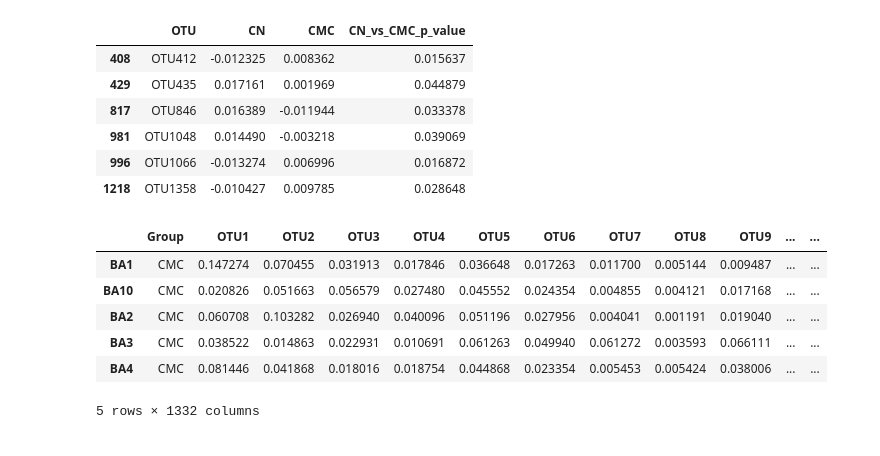
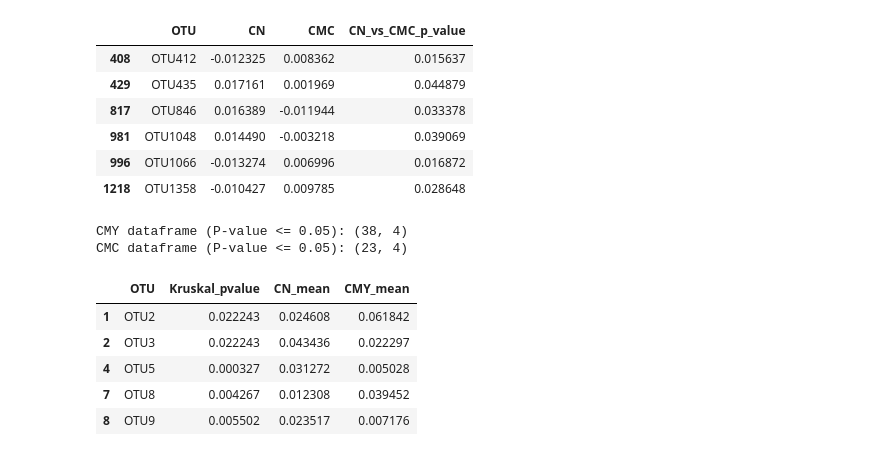
Before and after one commit to 100ika/rats27.07, a Jupyter notebook: OTU27.07.ipynb, the cells around one changed output. Saved outputs shown, nothing was run; the diff lists cells and outputs as text; code cells hidden in the pictures.

```diff
--- a/OTU27.07.ipynb
+++ b/OTU27.07.ipynb
@@ -186,47 +180,51 @@ less_zero_five
 | 981 | OTU1048 | 0.014490 | -0.003218 | 0.039069 |
 | 996 | OTU1066 | -0.013274 | 0.006996 | 0.016872 |
 | 1218 | OTU1358 | -0.010427 | 0.009785 | 0.028648 |
-# %%
-merged_deleted_cmc_rel = relative_abundance(merged_deleted_cmc)
-merged_deleted_cmc_rel.head()
-# %% [output]
-|  | Group | OTU1 | OTU2 | OTU3 | OTU4 | OTU5 | OTU6 | OTU7 | OTU8 | OTU9 | ... | ... |
-| BA1 | CMC | 0.147274 | 0.070455 | 0.031913 | 0.017846 | 0.036648 | 0.017263 | 0.011700 | 0.005144 | 0.009487 | ... | ... |
-| BA10 | CMC | 0.020826 | 0.051663 | 0.056579 | 0.027480 | 0.045552 | 0.024354 | 0.004855 | 0.004121 | 0.017168 | ... | ... |
-| BA2 | CMC | 0.060708 | 0.103282 | 0.026940 | 0.040096 | 0.051196 | 0.027956 | 0.004041 | 0.001191 | 0.019040 | ... | ... |
-| BA3 | CMC | 0.038522 | 0.014863 | 0.022931 | 0.010691 | 0.061263 | 0.049940 | 0.061272 | 0.003593 | 0.066111 | ... | ... |
-| BA4 | CMC | 0.081446 | 0.041868 | 0.018016 | 0.018754 | 0.044868 | 0.023354 | 0.005453 | 0.005424 | 0.038006 | ... | ... |
-5 rows × 1332 columns
 # %%
 import scipy.stats as stats
 import statsmodels.stats.multitest as smt
 import scikit_posthocs as sp
 
-#df_copy = merged_cmy_rel_abund.copy()
-df_copy = merged_deleted_cmc_rel.copy()
-#df_copy = box_rel_cmc.copy()
-#df_copy = z_rel_cmc.copy()
+#df = merged_cmy_rel_abund.copy()
+df_cmc = merged_deleted_cmc_rel.copy()
+df_cmy = merged_deleted_cmy_rel.copy()
+#df = box_rel_cmc.copy()
+#df = z_rel_cmc.copy()
 
-# Разделяем датафрейм на две группы
-group_cmc = df_copy[df_copy['Group'] == 'CMC']
-group_cn = df_copy[df_copy['Group'] == 'CN']
+def kruskal_pvalues_filter(df, group1):
+    # Разделяем датафрейм на две группы
+    group_cmc = df[df['Group'] == group1]
+    group_cn = df[df['Group'] == 'CN']
 
-# Тест Kruskal-Wallis
-kruskal_pvalues = [stats.kruskal(group_cmc[otu], group_cn[otu], nan_policy='omit')[1] for otu in df_copy.columns[1:]]
+    # Тест Kruskal-Wallis
+    kruskal_pvalues = [stats.kruskal(group_cmc[otu], group_cn[otu], nan_policy='omit')[1] for otu in df.columns[1:]]
 
-# Создание DataFrame для хранения результатов
-results = pd.DataFrame({
-    'OTU': df_copy.columns[1:],
-    'Kruskal_pvalue': kruskal_pvalues,
-})
+    # Создание DataFrame для хранения результатов
+    results = pd.DataFrame({
+        'OTU': df.columns[1:],
+        'Kruskal_pvalue': kruskal_pvalues,
+    })
 
-# Средние значения для каждой группы
-results['CN_mean'] = group_cn.mean(numeric_only=True).values
-results['CMC_mean'] = group_cmc.mean(numeric_only=True).values
+    # Средние значения для каждой группы
+    results['CN_mean'] = group_cn.mean(numeric_only=True).values
+    results[f'{group1}_mean'] = group_cmc.mean(numeric_only=True).values
 
-results = results.loc[results['CN_mean'] > 0.001]
-results = results.loc[results['CMC_mean'] > 0.001]
-less_zero_five = results.loc[(results['Kruskal_pvalue'] <= 0.05)]
+    results = results.loc[results['CN_mean'] > 0.001]
+    results = results.loc[results[f'{group1}_mean'] > 0.001]
+    return results.loc[(results['Kruskal_pvalue'] <= 0.05)]
 
-#results
+less_zero_five_cmc = kruskal_pvalues_filter(df_cmc, 'CMC')
+less_zero_five_cmy = kruskal_pvalues_filter(df_cmy, 'CMY')
+print(f'CMY dataframe (P-value <= 0.05): {less_zero_five_cmy.shape}')
+print(f'CMC dataframe (P-value <= 0.05): {less_zero_five_cmc.shape}')
+less_zero_five_cmy.head()
+# %% [output]
+CMY dataframe (P-value <= 0.05): (38, 4)
+CMC dataframe (P-value <= 0.05): (23, 4)
+|  | OTU | Kruskal_pvalue | CN_mean | CMY_mean |
+| 1 | OTU2 | 0.022243 | 0.024608 | 0.061842 |
+| 2 | OTU3 | 0.022243 | 0.043436 | 0.022297 |
+| 4 | OTU5 | 0.000327 | 0.031272 | 0.005028 |
+| 7 | OTU8 | 0.004267 | 0.012308 | 0.039452 |
+| 8 | OTU9 | 0.005502 | 0.023517 | 0.007176 |
 # %%
```
Also changed, not shown: parts of 9 cells of this notebook, 12 other files.
